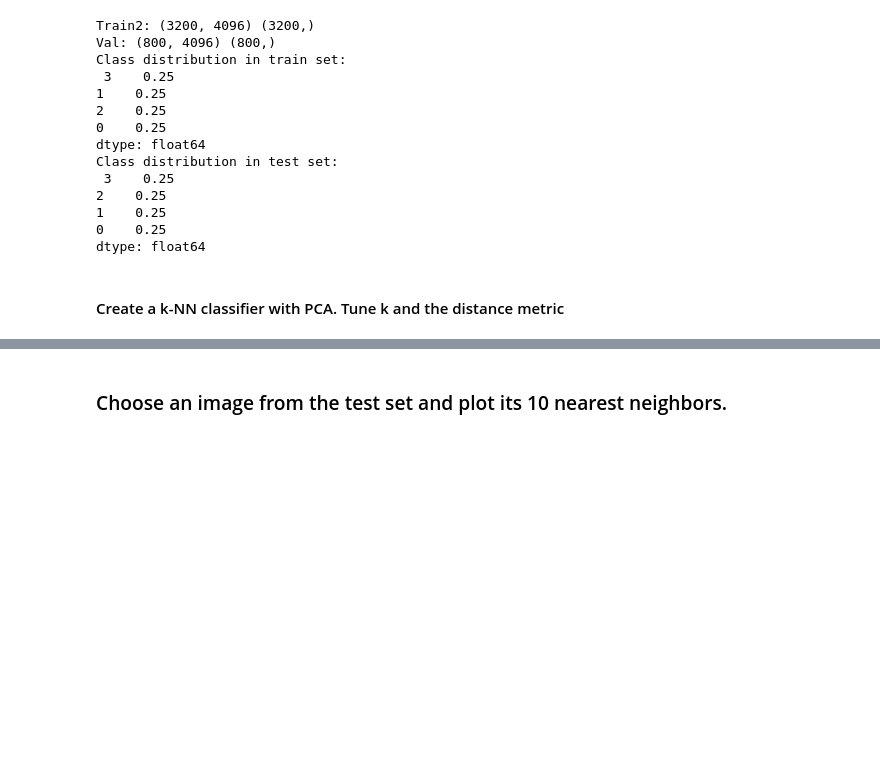
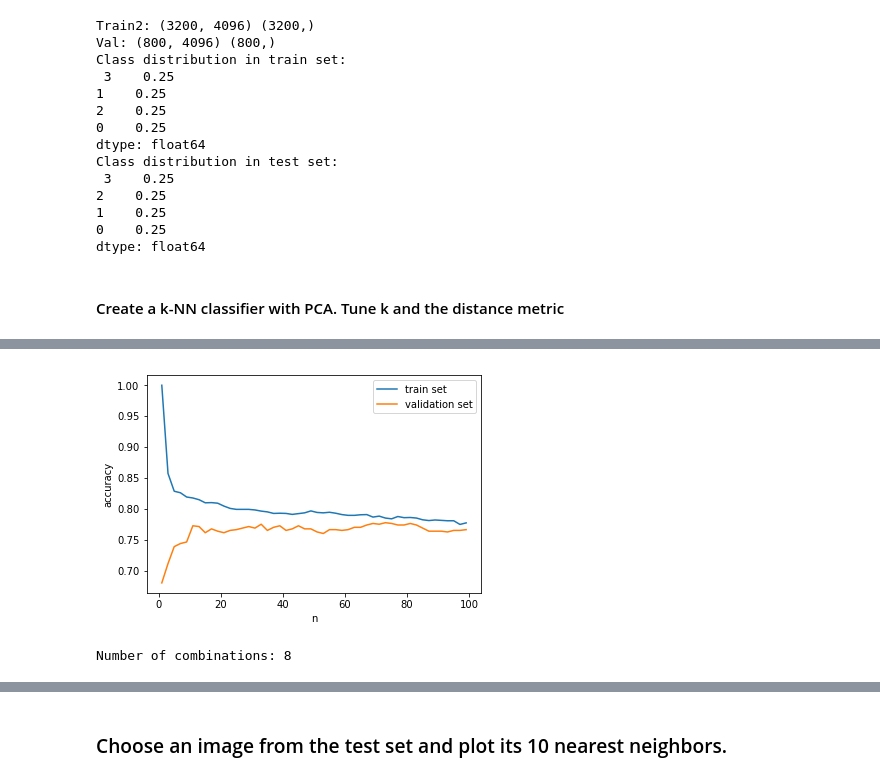
Before and after one commit to petrum01/exts-aml3, a Jupyter notebook: Nearest neighbors.ipynb, the cells around one changed output, grey strips where cells are left out. Saved outputs shown, nothing was run; the diff lists cells and outputs as text; code cells hidden in the pictures; blank space fills up the shorter version.

```diff
--- a/Nearest neighbors.ipynb
+++ b/Nearest neighbors.ipynb
@@ -119,0 +117,28 @@ Number of combinations: 56
+# %%
+%%time
+# Save accuracy on test set
+test_scores = []
+
+# Enumerate combinations starting from 1
+for i, params_dict in enumerate(grid, 1):
+    # Print progress
+    print('Combination {}/{}'.format(
+        i, len(grid) # Total number of combinations
+    ))
+
+    # Set parameters
+    pipe.set_params(**params_dict)
+
+    # Fit a k-NN classifier on smaller train set
+    pipe.fit(X_tr2, y_tr2)
+
+    # Save accuracy on train set
+    params_dict['accuracy_tr'] = pipe.score(X_tr2, y_tr2)
+
+    # Save accuracy on validation set
+    params_dict['accuracy_val'] = pipe.score(X_val, y_val)
+
+    # Save result
+    test_scores.append(params_dict)
+
+print('done')
@@ -119,0 +163,6 @@ Number of combinations: 56
+# %%
+# Create DataFrame with test scores
+scores_df = pd.DataFrame(test_scores)
+
+# Print scores
+scores_df.sort_values(by='accuracy_val', ascending=False).head(10)
@@ -120,3 +179,37 @@ Number of combinations: 56
+# %%
+# Plot train & validation curve
+%matplotlib inline
+import matplotlib.pyplot as plt
+plt.plot(scores_df.knn__n_neighbors, scores_df.accuracy_tr, label = 'train set')
+plt.plot(scores_df.knn__n_neighbors, scores_df.accuracy_val, label = 'validation set')
+plt.xlabel('n')
+plt.ylabel('accuracy')
+plt.legend()
+plt.show()
+# %% [output]
+[figure, added]
+# %%
+# Create k-NN classifier
+pipe = Pipeline([
+    ('scaler', StandardScaler()), # With standardization
+    ('pca', PCA()), # PCA preprocessing, number of components to retain 90% of the variance explained.
+    ('knn', KNeighborsClassifier(
+        algorithm='brute', # Brute-force search
+        n_jobs=-1 # As many parallel jobs as possible
+    ))])
+
+# grid search with best k value fixed
+grid = ParameterGrid({
+    'scaler': [None, StandardScaler()],
+    'pca' : [None, PCA(n_components=172)],
+    'knn__n_neighbors': [73], # set after a first grid search with only one parameter (k)
+    'knn__p': [1, 2], # L1 and L2 distance metrics
+})
+
+# Print the number of combinations
+print('Number of combinations:', len(grid))
+# %% [output]
+Number of combinations: 8
 # %%
 # Save accuracy on test set
 test_scores = []
```
Also changed, not shown: parts of 15 cells of this notebook.
